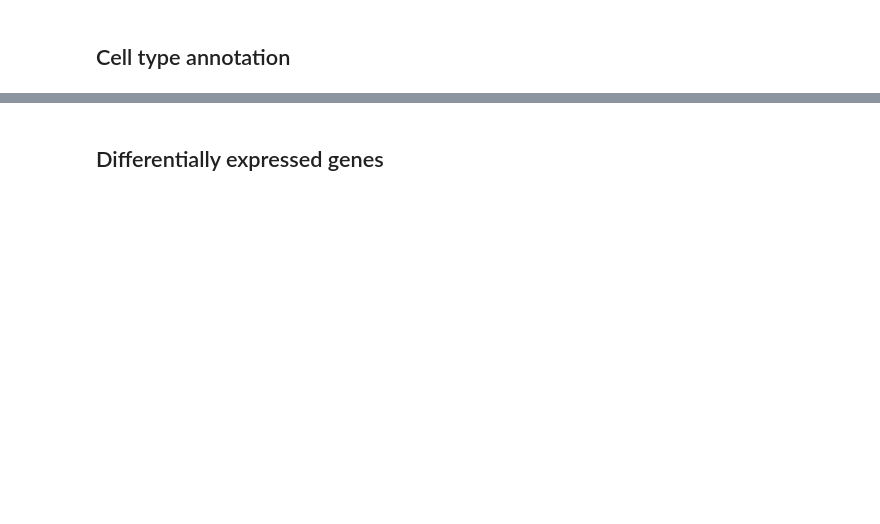
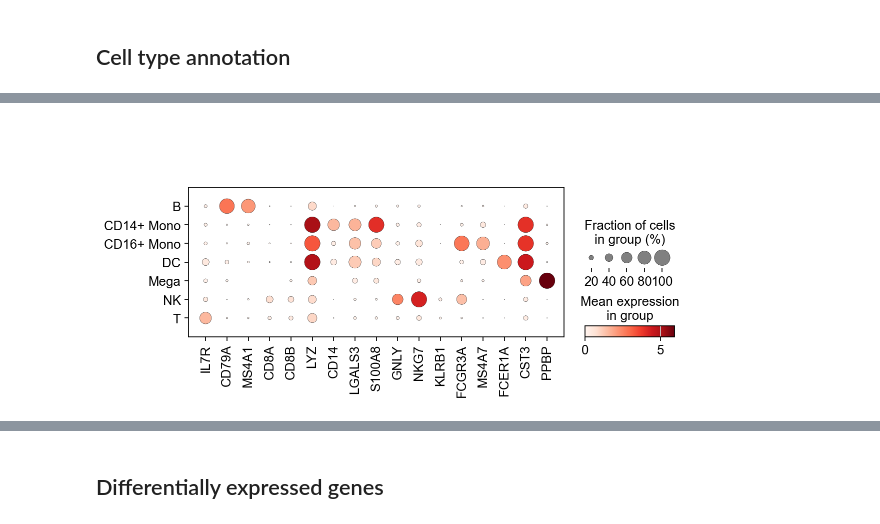
Before and after one commit to S-ParkLab/BIO36101, a Jupyter notebook: scRNA_seq_analysis/scRNA_seq_with_Scanpy.ipynb, the cells around one changed output, grey strips where cells are left out. Cells and saved outputs as stored; diff of their text form; code cells hidden in the pictures; blank space fills up the shorter version.

```diff
--- a/scRNA_seq_analysis/scRNA_seq_with_Scanpy.ipynb
+++ b/scRNA_seq_analysis/scRNA_seq_with_Scanpy.ipynb
@@ -152,4 +276,6 @@ sc.pl.umap(adata, color="leiden", legend_loc="on data", title="", frameon=False,
 # %%
-sc.pl.dotplot(adata, marker_genes, groupby="leiden")
+sc.pl.dotplot(adata, marker_genes, groupby="annotation")
+# %% [output]
+[figure, added]
 # %%
 adata
```
Also changed, not shown: parts of 31 cells of this notebook.
